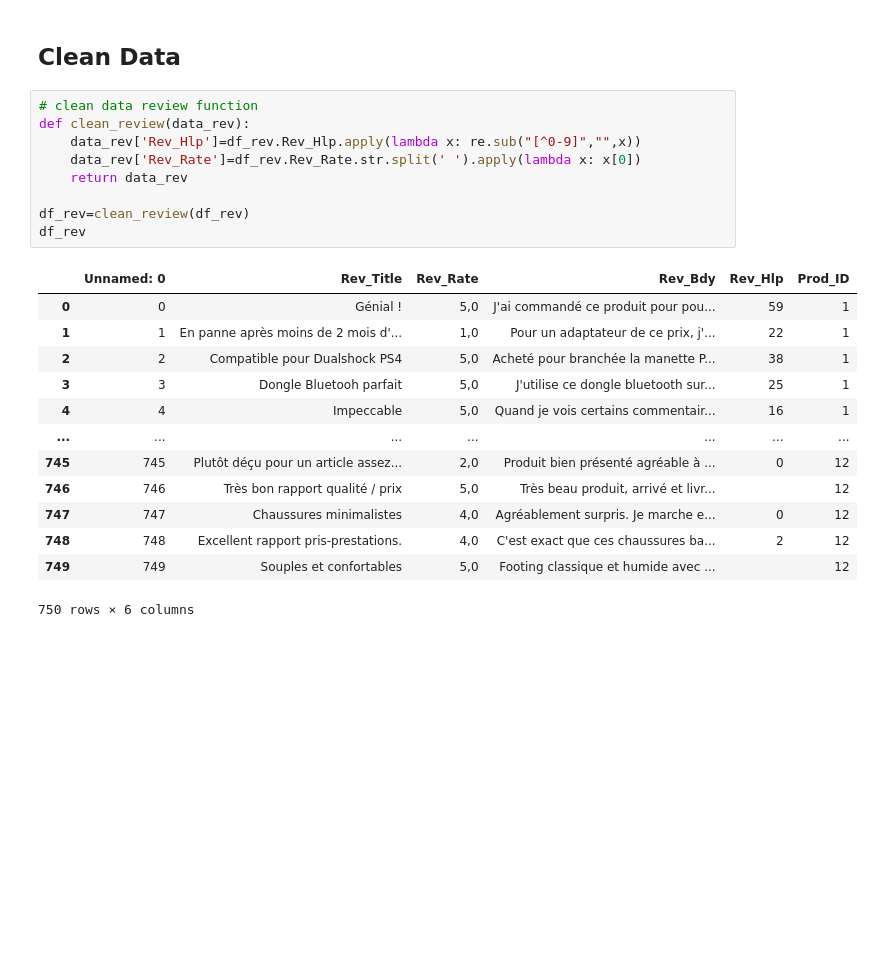
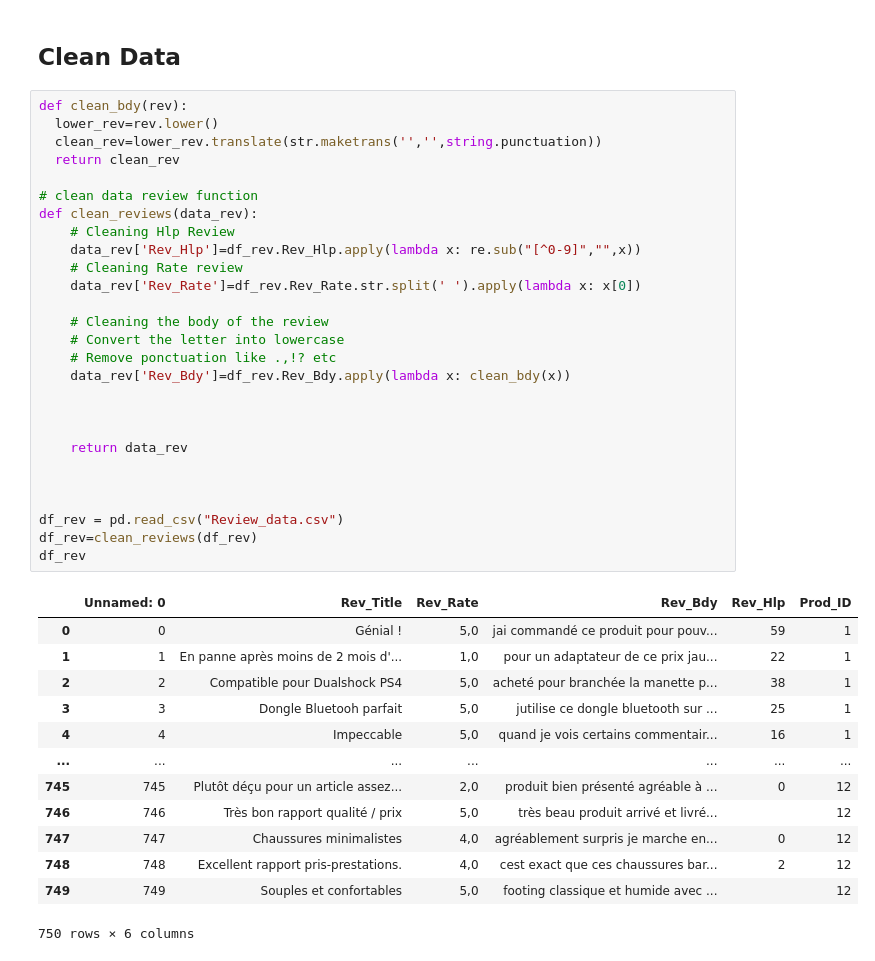
Before and after one commit to ChihabEddine98/AmazonAnalysis, a Jupyter notebook: AmazonAnalysis.ipynb, the cells around one changed output. Cells and saved outputs as stored; diff of their text form; blank space fills up the shorter version.

Commit message:
clean reviews

```diff
--- a/AmazonAnalysis.ipynb
+++ b/AmazonAnalysis.ipynb
@@ -346,25 +345,43 @@ memory usage: 29.4+ KB
 # %% [markdown]
 ## Clean Data
 # %%
+def clean_bdy(rev):
+  lower_rev=rev.lower()
+  clean_rev=lower_rev.translate(str.maketrans('','',string.punctuation))
+  return clean_rev
+
 # clean data review function
-def clean_review(data_rev):
+def clean_reviews(data_rev):
+    # Cleaning Hlp Review
     data_rev['Rev_Hlp']=df_rev.Rev_Hlp.apply(lambda x: re.sub("[^0-9]","",x))
+    # Cleaning Rate review
     data_rev['Rev_Rate']=df_rev.Rev_Rate.str.split(' ').apply(lambda x: x[0])
+
+    # Cleaning the body of the review
+    # Convert the letter into lowercase
+    # Remove ponctuation like .,!? etc
+    data_rev['Rev_Bdy']=df_rev.Rev_Bdy.apply(lambda x: clean_bdy(x))
+
+
+
     return data_rev
 
-df_rev=clean_review(df_rev)
+
+
+df_rev = pd.read_csv("Review_data.csv")
+df_rev=clean_reviews(df_rev)
 df_rev
 # %% [output]
 |  | Unnamed: 0 | Rev_Title | Rev_Rate | Rev_Bdy | Rev_Hlp | Prod_ID |
-| 0 | 0 | Génial ! | 5,0 | J'ai commandé ce produit pour pou... | 59 | 1 |
-| 1 | 1 | En panne après moins de 2 mois d'... | 1,0 | Pour un adaptateur de ce prix, j'... | 22 | 1 |
-| 2 | 2 | Compatible pour Dualshock PS4 | 5,0 | Acheté pour branchée la manette P... | 38 | 1 |
-| 3 | 3 | Dongle Bluetooh parfait | 5,0 | J'utilise ce dongle bluetooth sur... | 25 | 1 |
-| 4 | 4 | Impeccable | 5,0 | Quand je vois certains commentair... | 16 | 1 |
+| 0 | 0 | Génial ! | 5,0 | jai commandé ce produit pour pouv... | 59 | 1 |
+| 1 | 1 | En panne après moins de 2 mois d'... | 1,0 | pour un adaptateur de ce prix jau... | 22 | 1 |
+| 2 | 2 | Compatible pour Dualshock PS4 | 5,0 | acheté pour branchée la manette p... | 38 | 1 |
+| 3 | 3 | Dongle Bluetooh parfait | 5,0 | jutilise ce dongle bluetooth sur ... | 25 | 1 |
+| 4 | 4 | Impeccable | 5,0 | quand je vois certains commentair... | 16 | 1 |
 | ... | ... | ... | ... | ... | ... | ... |
-| 745 | 745 | Plutôt déçu pour un article assez... | 2,0 | Produit bien présenté agréable à ... | 0 | 12 |
-| 746 | 746 | Très bon rapport qualité / prix | 5,0 | Très beau produit, arrivé et livr... |  | 12 |
-| 747 | 747 | Chaussures minimalistes | 4,0 | Agréablement surpris. Je marche e... | 0 | 12 |
-| 748 | 748 | Excellent rapport pris-prestations. | 4,0 | C'est exact que ces chaussures ba... | 2 | 12 |
-| 749 | 749 | Souples et confortables | 5,0 | Footing classique et humide avec ... |  | 12 |
+| 745 | 745 | Plutôt déçu pour un article assez... | 2,0 | produit bien présenté agréable à ... | 0 | 12 |
+| 746 | 746 | Très bon rapport qualité / prix | 5,0 | très beau produit arrivé et livré... |  | 12 |
+| 747 | 747 | Chaussures minimalistes | 4,0 | agréablement surpris je marche en... | 0 | 12 |
+| 748 | 748 | Excellent rapport pris-prestations. | 4,0 | cest exact que ces chaussures bar... | 2 | 12 |
+| 749 | 749 | Souples et confortables | 5,0 | footing classique et humide avec ... |  | 12 |
 750 rows × 6 columns
```
Also changed, not shown: parts of 2 cells of this notebook.
